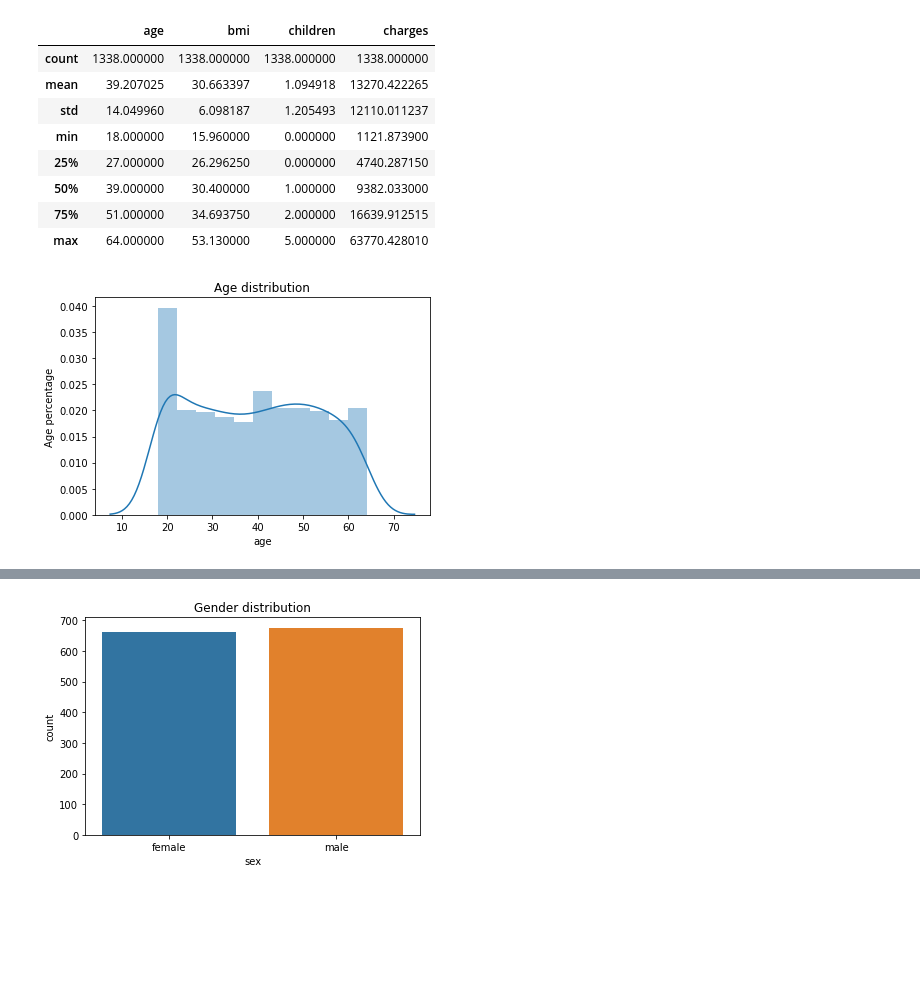
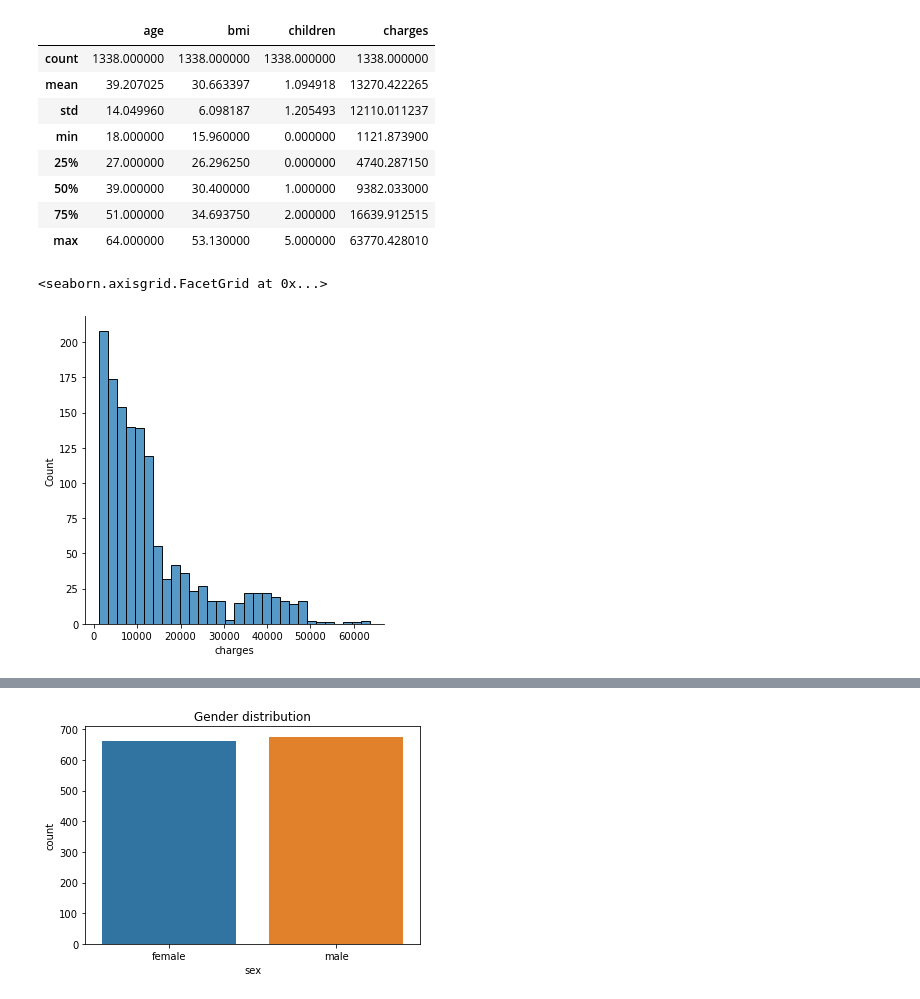
Before and after one commit to AlbaFernandezCor/Practica1_ApC, a Jupyter notebook: prac1.ipynb, the cells around one changed output, grey strips where cells are left out. Drawn from its saved outputs; the diff is of its cells as text; code cells hidden in the pictures; blank space fills up the shorter version.

```diff
--- a/prac1.ipynb
+++ b/prac1.ipynb
@@ -32,0 +18,5 @@ Dimensionalitat de l'atribut Y (1338,)
+# %%
+# Carregant el conjunt de dades
+dataset = pd.read_csv(r'.\insurance.csv')
+print(f'Mida de les dades: {dataset.shape}')
+dataset.head()
@@ -64,14 +83,9 @@ dataset.describe()
 | 50% | 39.000000 | 30.400000 | 1.000000 | 9382.033000 |
 | 75% | 51.000000 | 34.693750 | 2.000000 | 16639.912515 |
 | max | 64.000000 | 53.130000 | 5.000000 | 63770.428010 |
-# %%
-# Distribution of age value
-ax = plt.axes()
-ax.set(title='Age distribution',
-       xlabel='Age',
-       ylabel='Age percentage',
-       )
-sns.distplot(dataset['age'])
-plt.show()
-# %% [output]
-[figure, removed]
+# %%
+#DISTRIBUCIÓ DE LA VARIABLE OBJECTIU: EXPONENCIAL
+sns.displot(dataset, x="charges")
+# %% [output]
+<seaborn.axisgrid.FacetGrid at 0x...>
+[figure, added]
```
Also changed, not shown: parts of 24 cells of this notebook.
